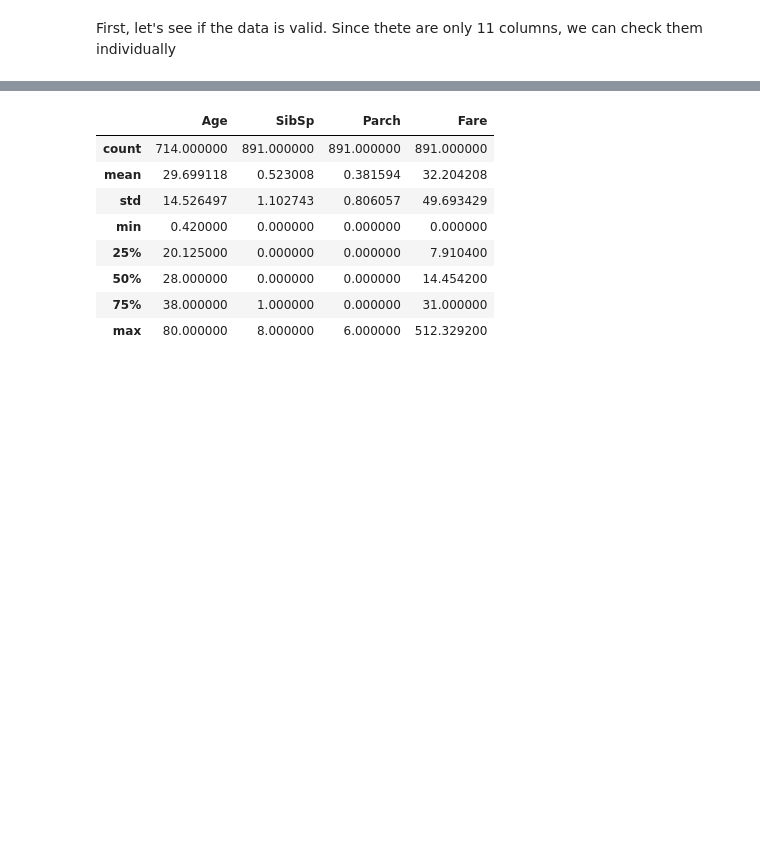
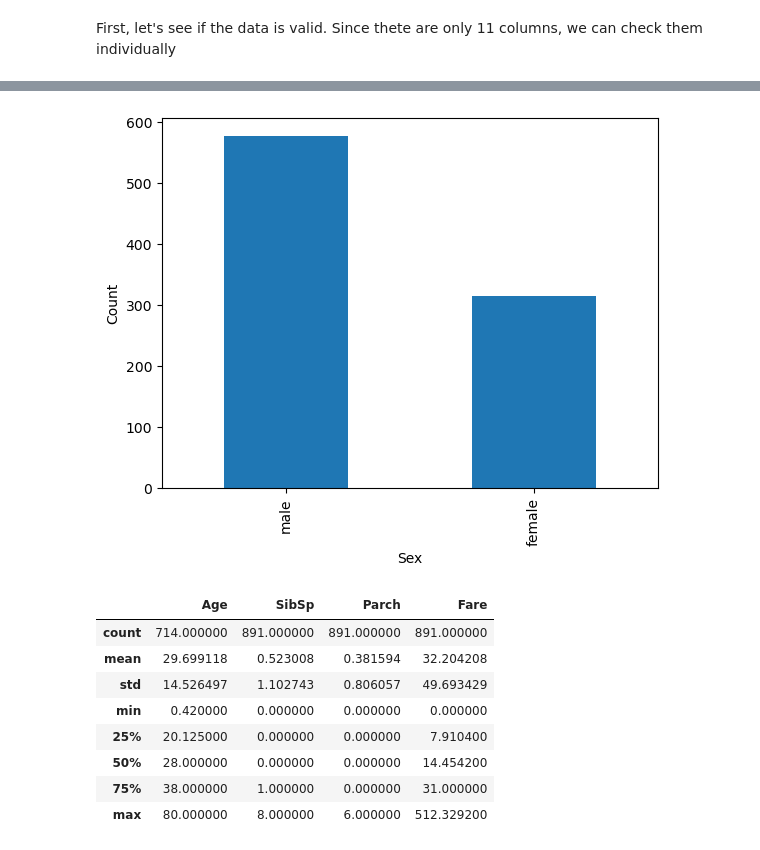
Before and after one commit to eliasmarts/DataScienceProjects, a Jupyter notebook: titanic-survivor-prediction.ipynb, the cells around one changed output, grey strips where cells are left out. Drawn from its saved outputs; the diff is of its cells as text; code cells hidden in the pictures; blank space fills up the shorter version.

```diff
--- a/titanic-survivor-prediction.ipynb
+++ b/titanic-survivor-prediction.ipynb
@@ -83,3 +95,7 @@ Name: Sex, dtype: int64
+# %%
+plot_counts(titanic_data, 'Sex')
+# %% [output]
+[figure, added]
 # %%
 titanic_data[['Age', 'SibSp', 'Parch', 'Fare']].describe()
 # %% [output]
```
Also changed, not shown: parts of 67 cells of this notebook.
